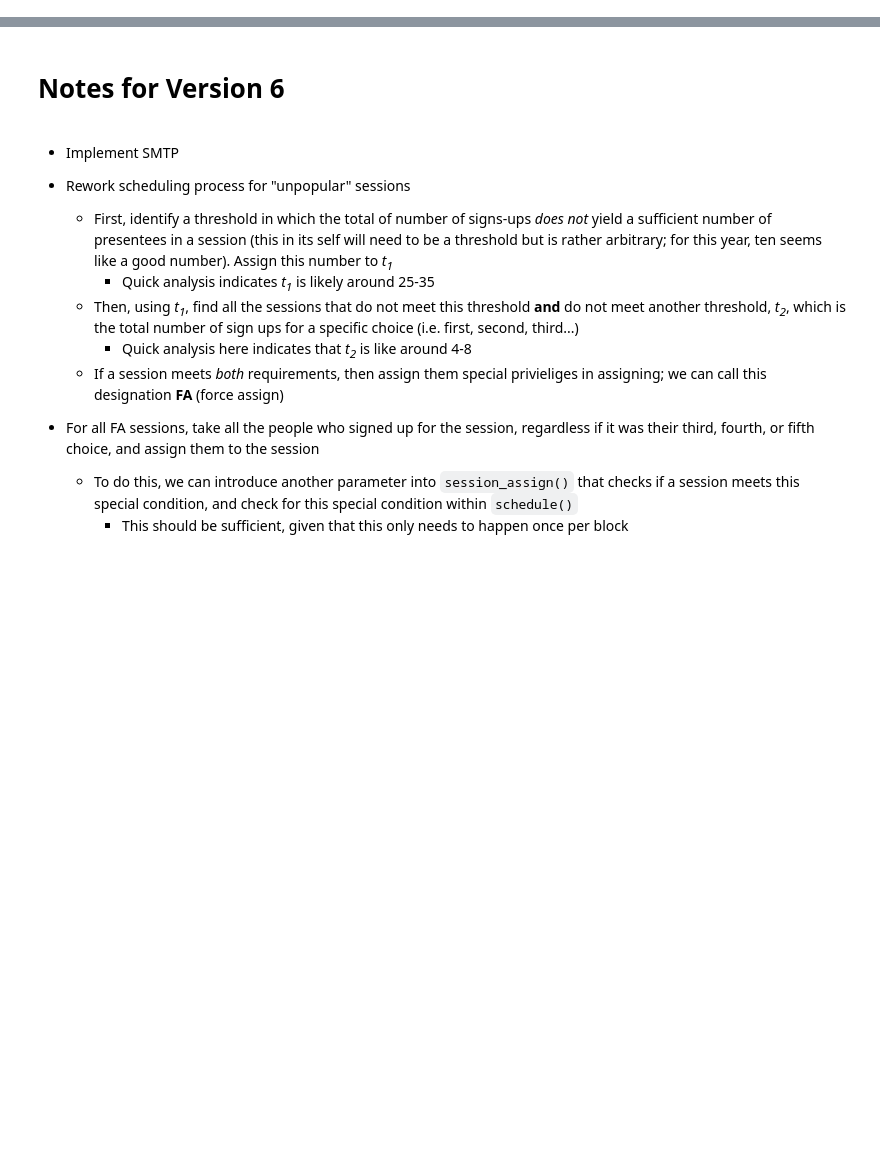
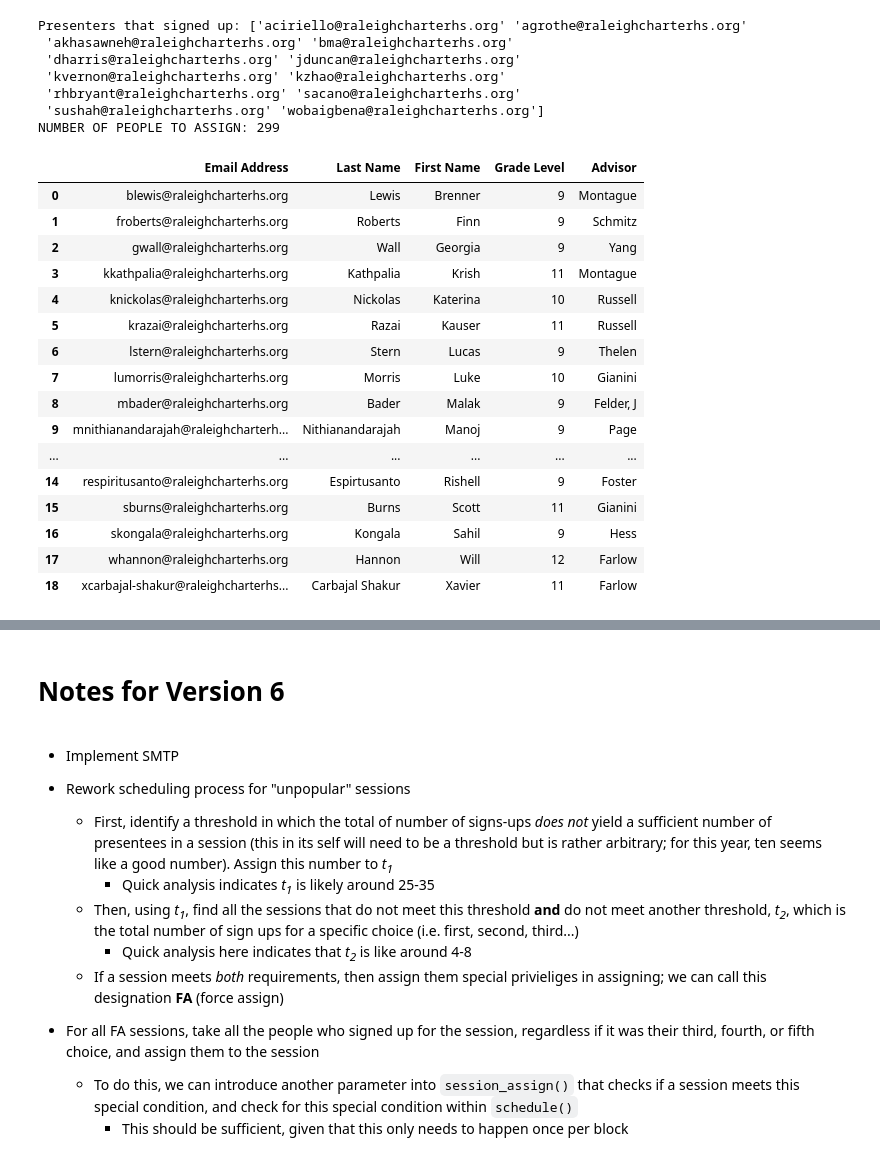
Before and after one commit to asareen23/Phoenix-Fest-Public, a Jupyter notebook: 2022-2023.ipynb, the cells around one changed output, grey strips where cells are left out. Drawn from its saved outputs; the diff is of its cells as text; code cells hidden in the pictures; blank space fills up the shorter version.

```diff
--- a/2022-2023.ipynb
+++ b/2022-2023.ipynb
@@ -28,8 +31,8 @@ from email.mime.application import MIMEApplication
 # %%
 # prefs = Table().read_table("Phoenix Fest Audience Sign Up 2022 (Responses) - Form Responses 1.csv")
-prefs = pd.read_csv("Phoenix Fest Audience Sign Up 2023 (Responses).csv")
-program = pd.read_csv("PF Program.csv")
-presenters = pd.read_csv("Phoenix Fest Presenters 2023.csv")
-roster = pd.read_csv("Total Student List.csv")
+prefs = pd.read_csv("CSVs/Phoenix Fest Audience Sign Up 2023 (Responses).csv")
+program = pd.read_csv("CSVs/PF Program.csv")
+presenters = pd.read_csv("CSVs/Phoenix Fest Presenters 2023.csv")
+roster = pd.read_csv("CSVs/Total Student List.csv")
 # %%
 prefs
@@ -46,22 +105,29 @@ presenters
 # %%
-roster = pd.read_csv("Total Student List.csv")
+roster = pd.read_csv("CSVs/Total Student List.csv")
+# Legacy code that was needed for a version of the student roster that was incorrect. Might be useful.
+
+# Remove all whitespace from the name
 # student_names = np.char.strip(roster["Student name"].to_numpy(dtype=str))
+
 # first_names = np.empty(0)
 # last_names = np.empty(0)
 
-
+# Function to remove all the commas in the name
 # def strip(val):
 #     return val.replace(",", "")
 
-
+# Strip every name and assign the first two values in the stripped list to the last and fist name, appending it to the appropriate array
 # for name in student_names:
 #     name = list(map(strip, name.split(" ")))
 #     last, first = name[0:2]
 #     first_names = np.append(first_names, first)
 #     last_names = np.append(last_names, last)
 
+# Add these columns to the roster table
 # roster.insert(1, "First Name", first_names, True)
 # roster.insert(2, "Last Name", last_names, True)
+
+
 roster = roster.rename(
     columns={
         "First name": "First Name",
@@ -73,33 +153,58 @@ roster
 # %%
 # The following cell finds all of the people that didn't sign up
 # These lines are totally unnecessary unless you run this cell multiple times; just saves me a headache
-prefs = pd.read_csv("Phoenix Fest Audience Sign Up 2023 (Responses).csv")
+prefs = pd.read_csv("CSVs/Phoenix Fest Audience Sign Up 2023 (Responses).csv")
 roster = roster
 
 roster["Email"] = np.char.lower(roster["Email"].to_numpy(dtype=str))
 good_to_go = np.empty(0)
 signed_up = np.char.lower(prefs["Email Address"].to_numpy(dtype=str))
 presenters_emails = np.char.lower(presenters["Email Address"].to_numpy(dtype=str))
 print(f"Presenters that signed up: {np.intersect1d(presenters_emails,signed_up)}")
 
 """
 The point of the following line  is to consolidate all of the presenters and those that did sign up. However,
 we can always assume that some presenters did sign-up by mistake, so we have to use np.unique() to remove them
 """
 good_to_go = np.unique(np.append(signed_up, presenters_emails))
 no_sign_up = np.setdiff1d(roster["Email"], good_to_go)
 nan_table = pd.DataFrame(no_sign_up, columns=["Email Address"])
 
 
 print(f"NUMBER OF PEOPLE TO ASSIGN: {len(roster.index) - len(presenters_emails)}")
 actual_signed_up = pd.DataFrame(
     np.setdiff1d(signed_up, presenters_emails), columns=["Email Address"]
 )
 prefs = pd.merge(actual_signed_up, prefs)
 move_timestamp = prefs.pop("Timestamp")
 prefs.insert(0, "Timestamp", move_timestamp)
 nan_table = pd.merge(nan_table, roster, left_on="Email Address", right_on="Email").drop(
     columns=["Email"]
 )
 nan_table
+# %% [output]
+Presenters that signed up: ['aciriello@raleighcharterhs.org' 'agrothe@raleighcharterhs.org'
+ 'akhasawneh@raleighcharterhs.org' 'bma@raleighcharterhs.org'
+ 'dharris@raleighcharterhs.org' 'jduncan@raleighcharterhs.org'
+ 'kvernon@raleighcharterhs.org' 'kzhao@raleighcharterhs.org'
+ 'rhbryant@raleighcharterhs.org' 'sacano@raleighcharterhs.org'
+ 'sushah@raleighcharterhs.org' 'wobaigbena@raleighcharterhs.org']
+NUMBER OF PEOPLE TO ASSIGN: 299
+|  | Email Address | Last Name | First Name | Grade Level | Advisor |
+| 0 | blewis@raleighcharterhs.org | Lewis | Brenner | 9 | Montague |
+| 1 | froberts@raleighcharterhs.org | Roberts | Finn | 9 | Schmitz |
+| 2 | gwall@raleighcharterhs.org | Wall | Georgia | 9 | Yang |
+| 3 | kkathpalia@raleighcharterhs.org | Kathpalia | Krish | 11 | Montague |
+| 4 | knickolas@raleighcharterhs.org | Nickolas | Katerina | 10 | Russell |
+| 5 | krazai@raleighcharterhs.org | Razai | Kauser | 11 | Russell |
+| 6 | lstern@raleighcharterhs.org | Stern | Lucas | 9 | Thelen |
+| 7 | lumorris@raleighcharterhs.org | Morris | Luke | 10 | Gianini |
+| 8 | mbader@raleighcharterhs.org | Bader | Malak | 9 | Felder, J |
+| 9 | mnithianandarajah@raleighcharterh... | Nithianandarajah | Manoj | 9 | Page |
+| ... | ... | ... | ... | ... | ... |
+| 14 | respiritusanto@raleighcharterhs.org | Espirtusanto | Rishell | 9 | Foster |
+| 15 | sburns@raleighcharterhs.org | Burns | Scott | 11 | Gianini |
+| 16 | skongala@raleighcharterhs.org | Kongala | Sahil | 9 | Hess |
+| 17 | whannon@raleighcharterhs.org | Hannon | Will | 12 | Farlow |
+| 18 | xcarbajal-shakur@raleighcharterhs... | Carbajal Shakur | Xavier | 11 | Farlow |
 # %%
```
Also changed, not shown: parts of 32 cells of this notebook, 2 other files.
